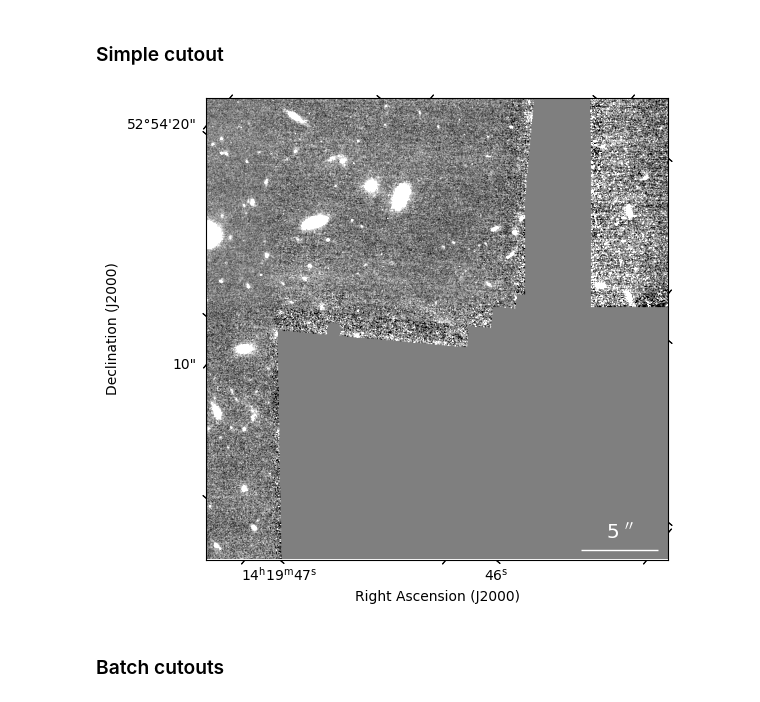
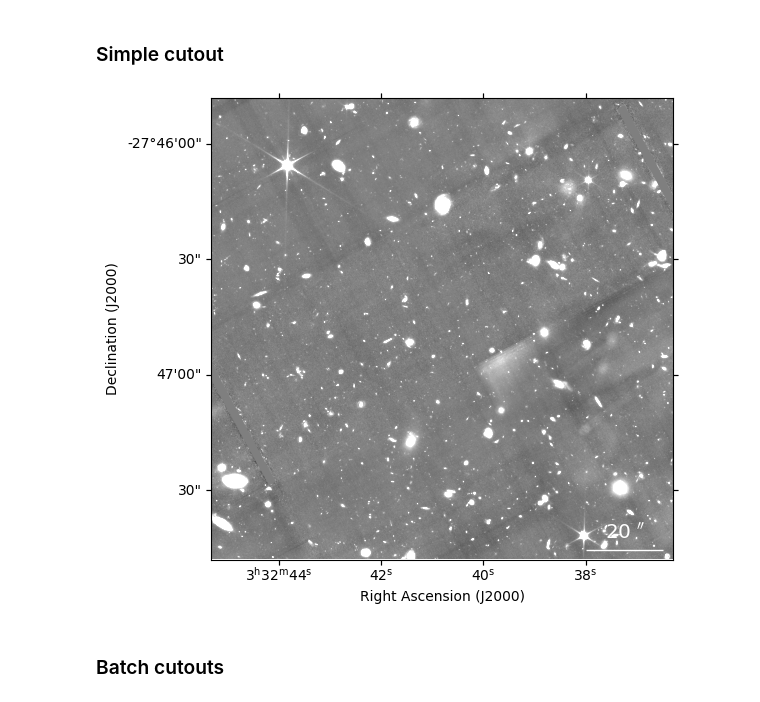
Before and after one commit to AstroAure/DJA-SEpp, a Jupyter notebook: 00.2_Cutout.ipynb, the cells around one changed output. Saved outputs shown, nothing was run; the diff lists cells and outputs as text; code cells hidden in the pictures.

```diff
--- a/00.2_Cutout.ipynb
+++ b/00.2_Cutout.ipynb
@@ -31,30 +31,31 @@ def add_good_scalebar(ax, wcs, color='white', fraction=0.25, corner='bottom righ
 # %%
 # hdu = fits.open(f"/home/aurelien/DAWN/DJA_SE++/image/GDS/gds-grizli-v7.0-f200w-clear_drc_sci.fits", memmap=True)[0]
 # hdu = fits.open("/home/aurelien/DAWN/DJA_SE++/image/COSMOS/primer-cosmos-grizli-v7.0-f200w-clear_drc_sci.fits", memmap=True)[0]
-hdu = fits.open("/home/aurelien/DAWN/DJA_SE++/image/CEERS/ceers-full-grizli-v7.2-f200w-clear_drc_sci.fits", memmap=True)[0]
+# hdu = fits.open("/home/aurelien/DAWN/DJA_SE++/image/CEERS/ceers-full-grizli-v7.2-f200w-clear_drc_sci.fits", memmap=True)[0]
+hdu = fits.open(f"/FlashStorage/tmp/gds-grizli-v7.2-f090w-clear_drc_sci.fits", memmap=True)[0]
 wcs = WCS(hdu.header)
 
 # center = SkyCoord('53.166338 -27.821555', frame='icrs', unit='deg') # JADES-GS-z12.0
-# center = SkyCoord('53.17 -27.78', frame='icrs', unit='deg') # GDS
+center = SkyCoord('53.17 -27.78', frame='icrs', unit='deg') # GDS
 # center = SkyCoord('10h00m35s 02d20m00s', frame='icrs') # COSMOS
-center = SkyCoord('14h19m45s 52d54m00s', frame='icrs') # CEERS
-size=u.Quantity((0.5,0.5), u.arcmin)
+# center = SkyCoord('14h19m45s 52d54m00s', frame='icrs') # CEERS
+size=u.Quantity((2.0,2.0), u.arcmin)
 
 cutout = Cutout2D(hdu.data,
                   position=center, size=size,
                   wcs=wcs,
                   mode='partial', fill_value=0.0)
 
 fig, ax = plt.subplots(figsize=(6,6), subplot_kw={'projection':cutout.wcs})
 norm = ImageNormalize(cutout.data, interval=ZScaleInterval())
 # norm = ImageNormalize(cutout.data, interval=MinMaxInterval(), stretch=LogStretch())
 ax.imshow(cutout.data, cmap='gray', origin='lower', norm=norm)
 ax.set_xlabel('Right Ascension (J2000)')
 ax.set_ylabel('Declination (J2000)')
 add_good_scalebar(ax, cutout.wcs)
 plt.show()
 # %% [output]
-[figure, old version]
+[figure, new version]
 # %% [markdown]
 ### Batch cutouts
 # %%
```
Also changed, not shown: parts of 1 cell of this notebook, 7 other files.
